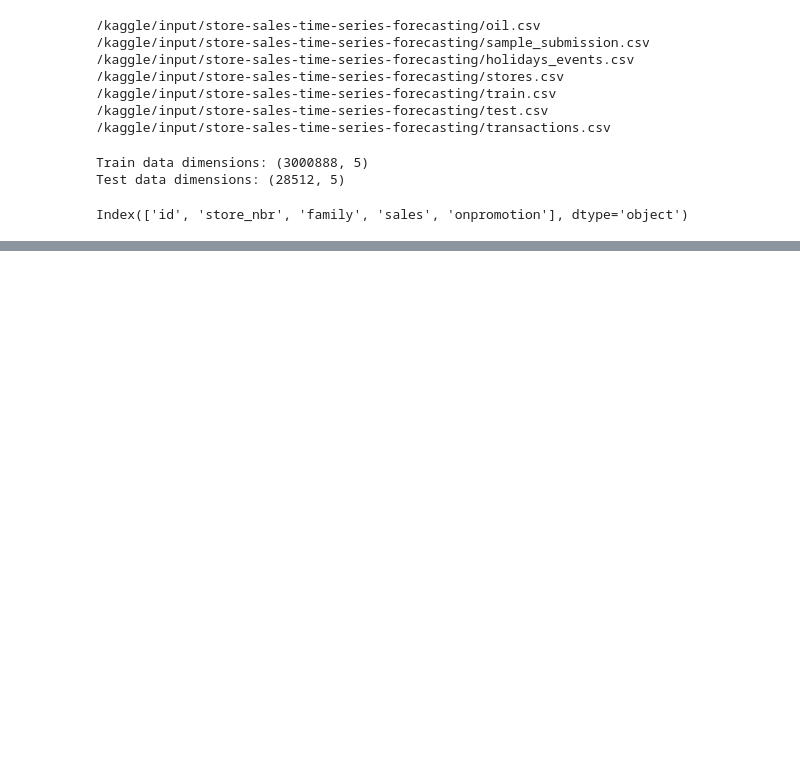
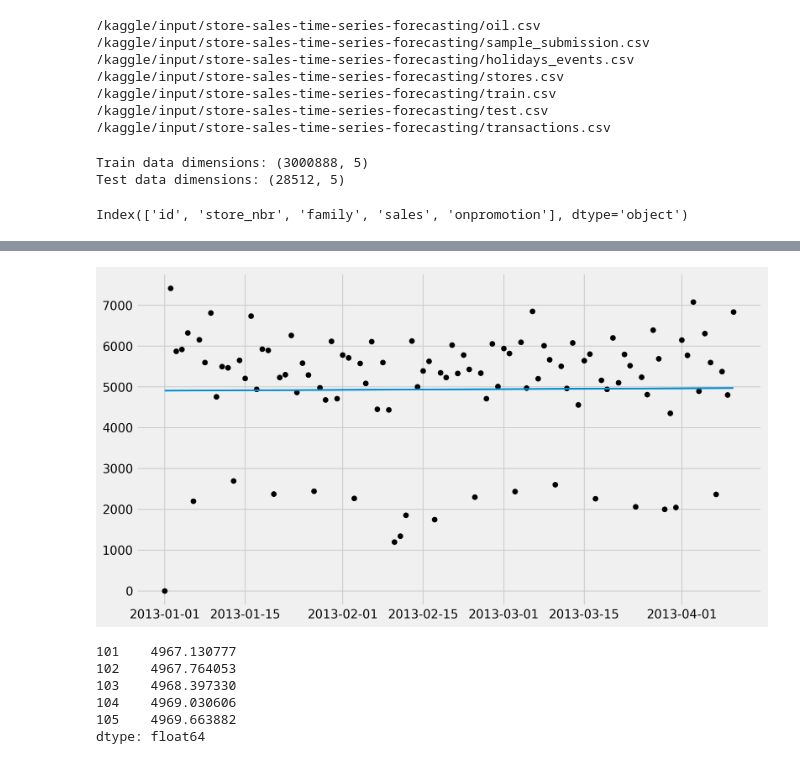
Before and after one commit to otalorajuand/kaggle, a Jupyter notebook: time_series.ipynb, the cells around one changed output, grey strips where cells are left out. Drawn from its saved outputs; the diff is of its cells as text; code cells hidden in the pictures; blank space fills up the shorter version.

```diff
--- a/time_series.ipynb
+++ b/time_series.ipynb
@@ -90,0 +94,11 @@ ax.set_title('Lag Plot of Hardcover Sales');
+# %%
+dp = DeterministicProcess(
+    index=y.index,  # dates from the training data
+    constant=True,       # dummy feature for the bias (y_intercept)
+    order=1,             # the time dummy (trend)
+    drop=True,           # drop terms if necessary to avoid collinearity
+)
+# `in_sample` creates features for the dates given in the `index` argument
+X = dp.in_sample()
+
+X.head()
@@ -90,0 +113,23 @@ ax.set_title('Lag Plot of Hardcover Sales');
+# %%
+model = LinearRegression(fit_intercept=False)
+model.fit(X, y)
+
+y_pred = pd.Series(model.predict(X), index=X.index)
+# %%
+fig, ax = plt.subplots()
+
+ax = plt.plot(y.index, y_pred)
+ax = plt.scatter(y.index, y, color='black')
+# %% [output]
+[figure, added]
+# %%
+X_fore = dp.out_of_sample(steps=30)
+y_fore = pd.Series(model.predict(X_fore), index=X_fore.index)
+y_fore.head()
+# %% [output]
+101    4967.130777
+102    4967.764053
+103    4968.397330
+104    4969.030606
+105    4969.663882
+dtype: float64
```
Also changed, not shown: parts of 9 cells of this notebook.
